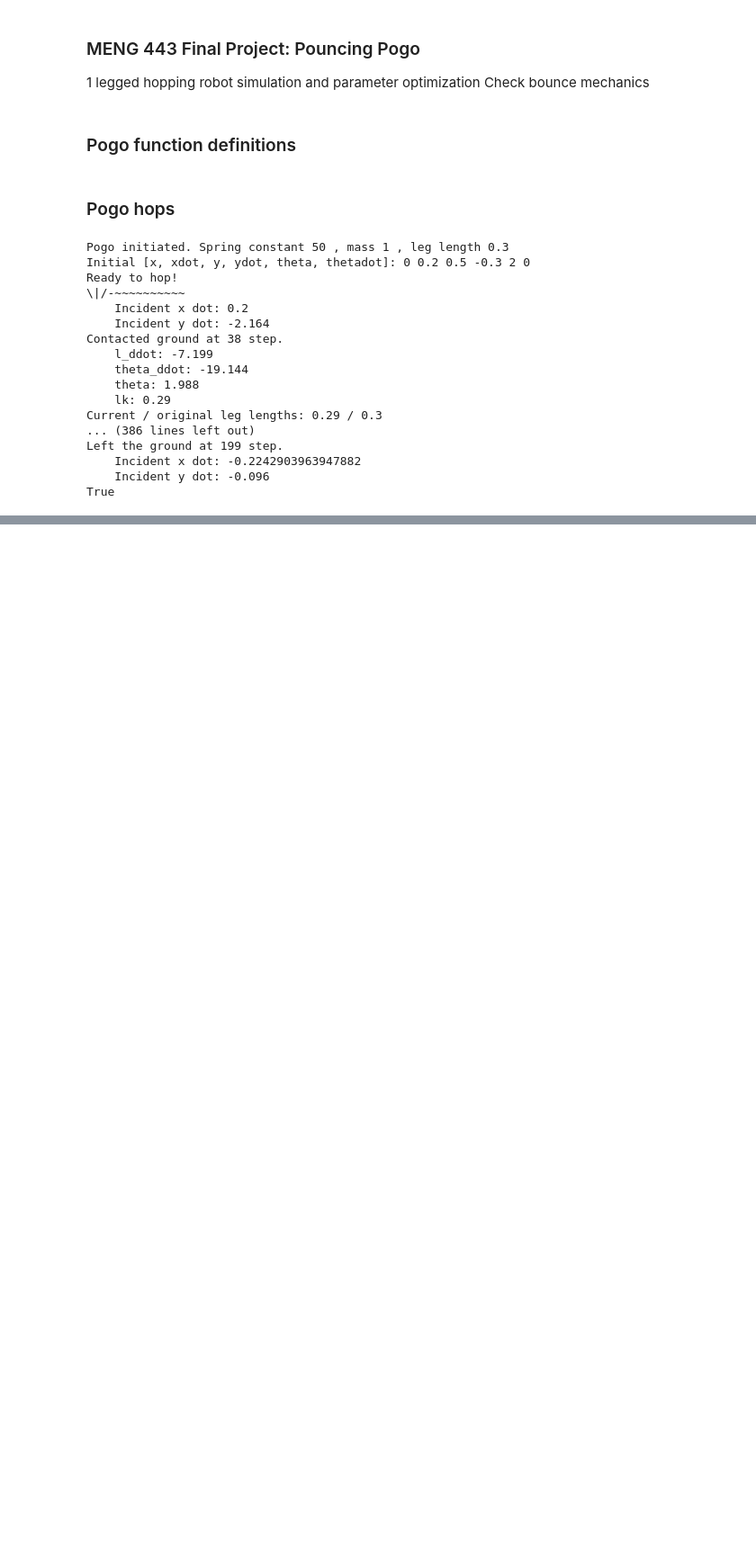
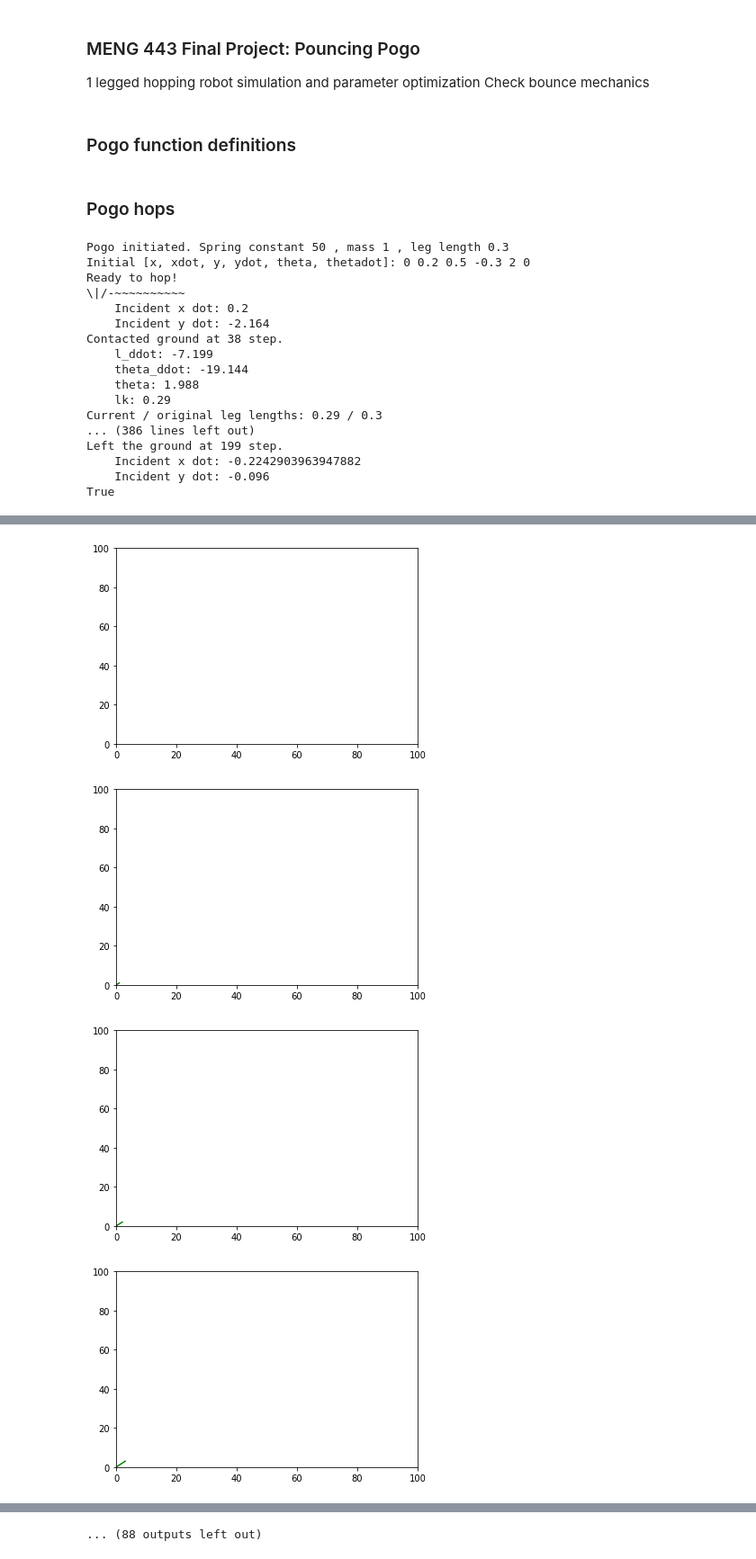
Before and after one commit to GryphonTorch/Pouncing_pogo, a Jupyter notebook: Pouncing_pogo.ipynb, the cells around one changed output, grey strips where cells are left out. Shown at 90% size. Cells and saved outputs as stored; diff of their text form; code cells hidden in the pictures; blank space fills up the shorter version.

```diff
--- a/Pouncing_pogo.ipynb
+++ b/Pouncing_pogo.ipynb
@@ -248,0 +260,20 @@ plt.show()
+# %%
+from matplotlib import pyplot as plt
+x = []
+y = []
+for i in range(100):
+    x.append(i)
+    y.append(i)
+    # Mention x and y limits to define their range
+    plt.xlim(0, 100)
+    plt.ylim(0, 100)
+    # Ploting graph
+    plt.plot(x, y, color = 'green')
+    plt.pause(0.01)
+
+plt.show()
+# %% [output]
+[figure, added]
+[figure, added]
+[figure, added]
+[figure, added]
@@ -248,0 +288 @@ plt.show()
+... (88 outputs left out)
```
Also changed, not shown: parts of 4 cells of this notebook, 3 other files.
